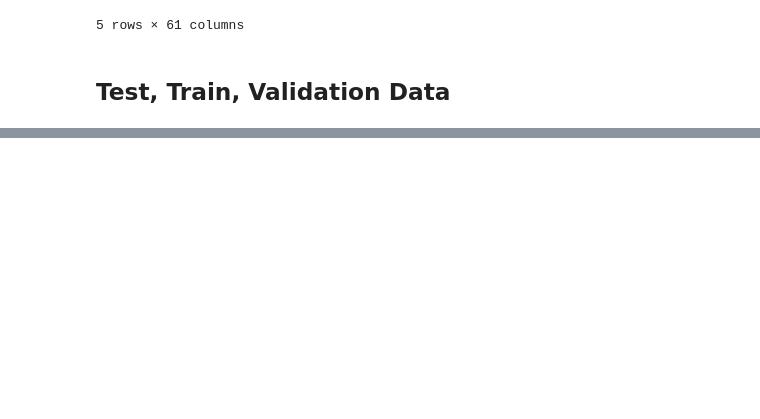
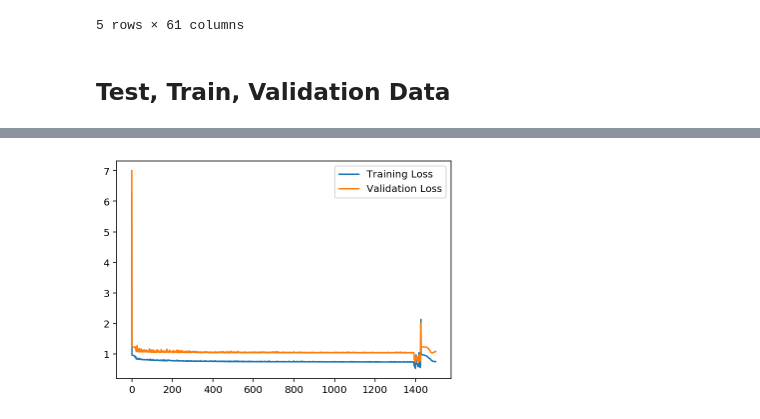
Before and after one commit to justinbellucci/vanilla_nn_bikeshare_model, a Jupyter notebook: Predicting_bike_sharing.ipynb, the cells around one changed output, grey strips where cells are left out. Saved outputs shown, nothing was run; the diff lists cells and outputs as text; code cells hidden in the pictures; blank space fills up the shorter version.

Commit message:
train model

```diff
--- a/Predicting_bike_sharing.ipynb
+++ b/Predicting_bike_sharing.ipynb
@@ -88,4 +89,10 @@ test_data = data[-30*24:]
 test_features = test_data.drop(target_fields, axis=1)
 # test targets
 test_targets = test_data[target_fields]
+# %%
+# training and vaildation data
+train_features = features[:-40*24]
+train_targets = targets[:-40*24]
+valid_features = features[-40*24:]
+valid_targets = targets[-40*24:]
 # %%
@@ -94,0 +102,28 @@ Features - (16659, 58) <---> Targets - (16659, 3)
+# %%
+def MSE(y, Y):
+    return np.mean((y - Y)**2)
+# %%
+# iterations = 10
+learning_rate = 1.28
+hidden_nodes = 10
+output_nodes = 1
+epochs = 1500
+
+# print(train_features.shape)
+model = VanillaNN(train_features.shape[1], hidden_nodes, output_nodes, learning_rate)
+losses = {'train': [], 'validation': []}
+for e in range(epochs):
+    batch = np.random.choice(train_features.index, size=128)
+    features = train_features.iloc[batch].values # features
+    targets = train_targets.iloc[batch]['cnt'] # targets
+
+    model.train(features, targets)
+    # cacluculate loss
+    train_loss = MSE(model.forward(train_features).T, train_targets['cnt'].values)
+    valid_loss = MSE(model.forward(valid_features).T, valid_targets['cnt'].values)
+    losses['train'].append(train_loss)
+    losses['validation'].append(valid_loss)
+    # print
+    if e % 100 == 0:
+        print('Epoch {}/{} -- Train Loss: {:.3f}% -- Validation Loss: {:.3f}%'.format(e+1, epochs,
+                                                                                      train_loss, valid_loss))
@@ -94,0 +146,7 @@ Features - (16659, 58) <---> Targets - (16659, 3)
+# %%
+plt.plot(losses['train'], label='Training Loss')
+plt.plot(losses['validation'], label='Validation Loss')
+plt.legend()
+_ = plt.ylim()
+# %% [output]
+[figure, added]
```
Also changed, not shown: parts of 3 cells of this notebook.
